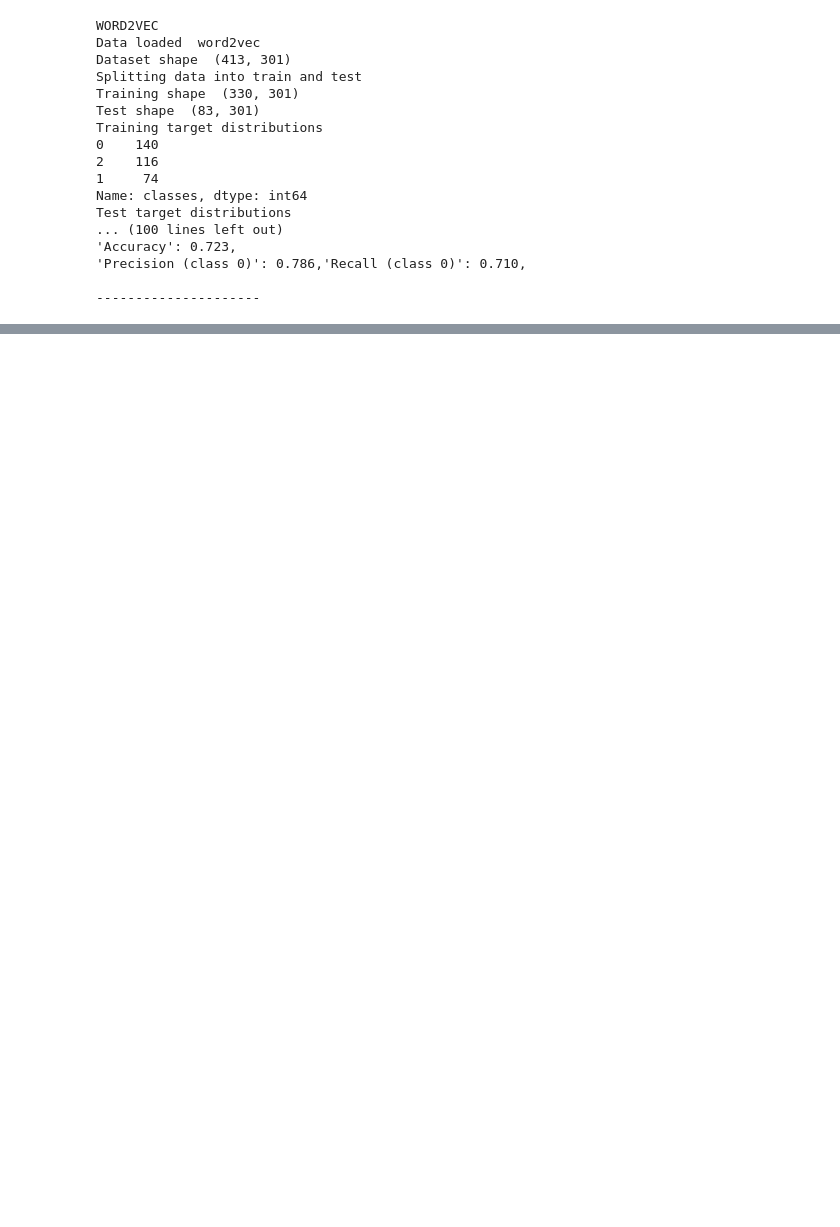
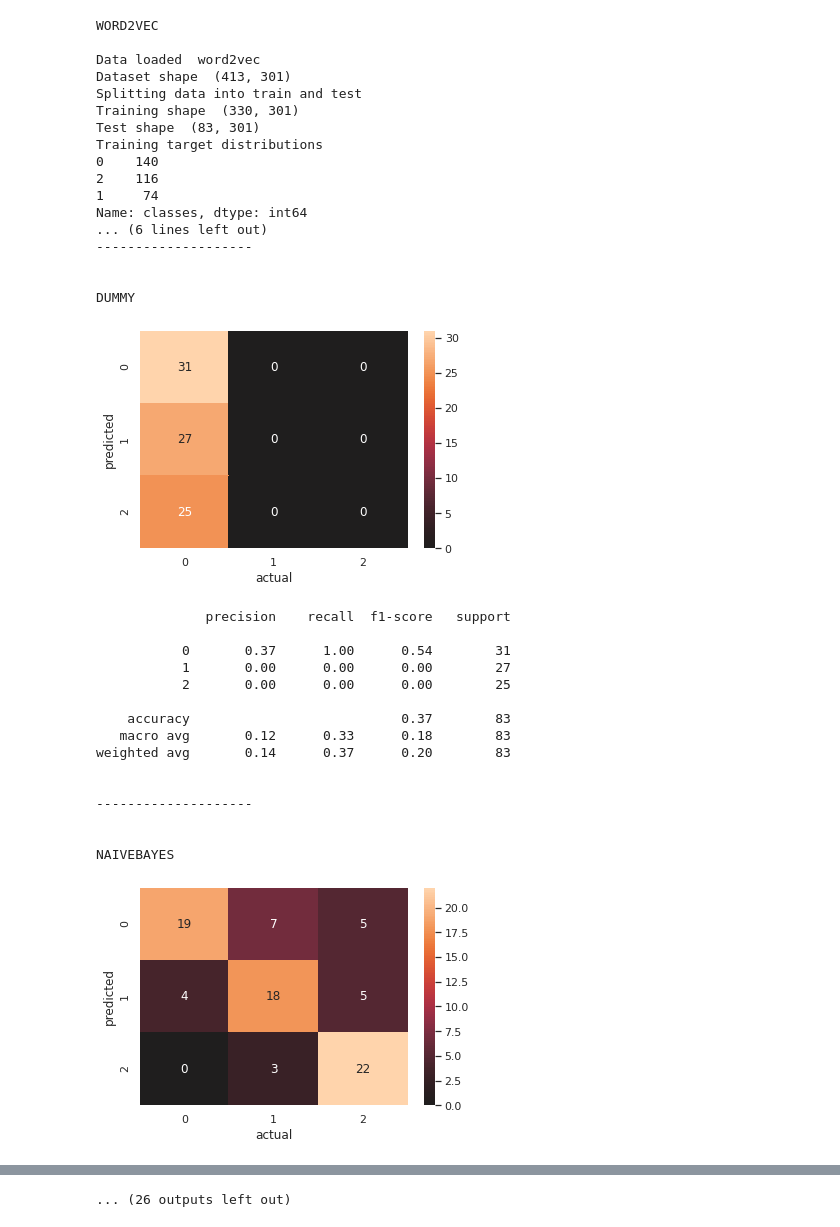
Before and after one commit to ClimateMisinformation/cm-data-science, a Jupyter notebook: models/model_evaluation_pipeline.ipynb, the cells around one changed output, grey strips where cells are left out. Drawn from its saved outputs; the diff is of its cells as text; code cells hidden in the pictures; blank space fills up the shorter version.

Commit message:
More valuation metrics
Add ROC AUC and Log loss
Compare train/test compute times
Polish the evaluation display

```diff
--- a/models/model_evaluation_pipeline.ipynb
+++ b/models/model_evaluation_pipeline.ipynb
@@ -20,47 +20,74 @@ def import_data(embedding):
 def fit_predict(model, X_train, Y_train, X_test, Y_test):
 
     if model == 'dummy':
-        Dummy(X_train, Y_train, X_test, Y_test)
+        eval_dict = Dummy(X_train, Y_train, X_test, Y_test)
     elif model == 'naivebayes':
-        NaiveBayes(X_train, Y_train, X_test, Y_test)
+        eval_dict = NaiveBayes(X_train, Y_train, X_test, Y_test)
     elif model == 'onevsrest':
-        One_VS_Rest_SVM(X_train, Y_train, X_test, Y_test)
+        eval_dict = One_VS_Rest_SVM(X_train, Y_train, X_test, Y_test)
     elif model == 'onevsone':
-        One_vs_One_SVM(X_train, Y_train, X_test, Y_test)
+        eval_dict = One_vs_One_SVM(X_train, Y_train, X_test, Y_test)
     elif model == 'randomforest':
-        RandomForest(X_train, Y_train, X_test, Y_test)
+        eval_dict = RandomForest(X_train, Y_train, X_test, Y_test)
     elif model == 'adaboost':
-        AdaBoost(X_train, Y_train, X_test, Y_test)
+        eval_dict = AdaBoost(X_train, Y_train, X_test, Y_test)
     else:
         print("Error, potential models are: onevsrest, onevsone, randomfores and adaboost")
+        eval_dict = {}
 
-    return
+    return eval_dict
 # %%
 embeddings = ['word2vec','tfidf','normbow']
-# models = ['dummy', 'naivebayes', 'onevsrest', 'onevsone', 'randomforest','adaboost']
-models = ['naivebayes', 'onevsrest', 'onevsone', 'randomforest','adaboost']
+models = ['dummy', 'naivebayes', 'onevsrest', 'onevsone', 'randomforest','adaboost']
+# models = ['dummy', 'naivebayes', 'onevsrest', 'randomforest','adaboost']
 
+eval_list = []
 for embedding in embeddings:
-    print(embedding.upper())
+    print("\n{0}\n".format(embedding.upper()))
     X_train, Y_train, X_test, Y_test = import_data(embedding)
+    print("\n{0}\n".format(20 * "-"))
     for model in models:
-        fit_predict(model, X_train, Y_train, X_test, Y_test)
-    print("\n---------------------\n")
+        t0 = datetime.now()
+        print("\n{0}\n".format(model.upper()))
+        eval_dict = fit_predict(model, X_train, Y_train, X_test, Y_test)
+        t1 = datetime.now()
+        eval_dict["Embedding"] = embedding
+        eval_dict["Train & test duration"] = "{0:.2f} seconds".format((t1 - t0).total_seconds())
+        eval_list.append(eval_dict)
+        print("\n{0}\n".format(20 * "-"))
+    print("\n{0}\n".format(20 * "="))
 # %% [output]
 WORD2VEC
+
 Data loaded  word2vec
 Dataset shape  (413, 301)
 Splitting data into train and test
 Training shape  (330, 301)
 Test shape  (83, 301)
 Training target distributions
 0    140
 2    116
 1     74
 Name: classes, dtype: int64
-Test target distributions
-... (100 lines left out)
-'Accuracy': 0.723,
-'Precision (class 0)': 0.786,'Recall (class 0)': 0.710,
+... (6 lines left out)
+--------------------
 
----------------------
+
+DUMMY
+[figure, added]
+              precision    recall  f1-score   support
+
+           0       0.37      1.00      0.54        31
+           1       0.00      0.00      0.00        27
+           2       0.00      0.00      0.00        25
+
+    accuracy                           0.37        83
+   macro avg       0.12      0.33      0.18        83
+weighted avg       0.14      0.37      0.20        83
+
+
+--------------------
+
+
+NAIVEBAYES
+[figure, added]
@@ -66,0 +161 @@ Test target distributions
+... (26 outputs left out)
```
Also changed, not shown: parts of 3 cells of this notebook, 1 other file.
